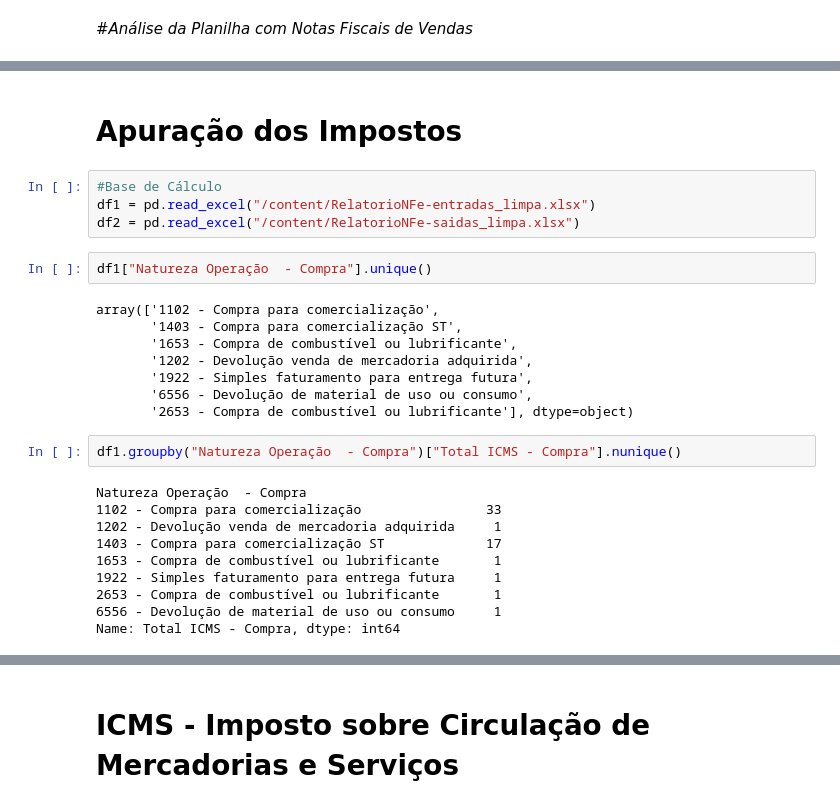
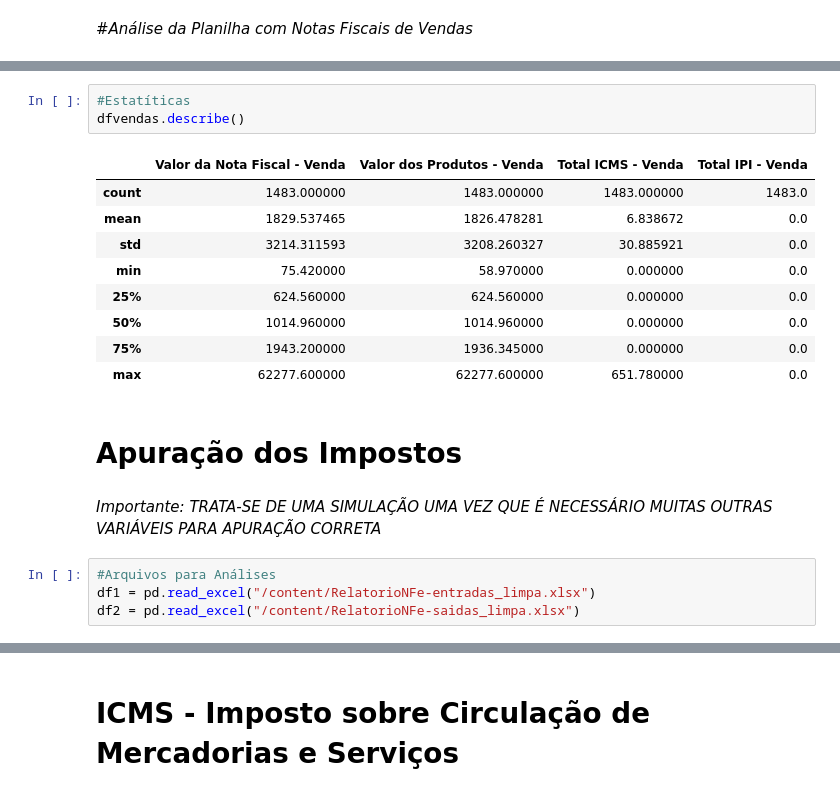
Before and after one commit to NEYRIB/Projeto-dados-com-Python-e-Pandas-DIO, a Jupyter notebook: Projeto_dados_com_Python_e_Pandas_dio.ipynb, the cells around one changed output, grey strips where cells are left out. Cells and saved outputs as stored; diff of their text form.

```diff
--- a/Projeto_dados_com_Python_e_Pandas_dio.ipynb
+++ b/Projeto_dados_com_Python_e_Pandas_dio.ipynb
@@ -355,28 +372,21 @@ plt.ylabel("");
+# %%
+#Estatíticas
+dfvendas.describe()
+# %% [output]
+|  | Valor da Nota Fiscal - Venda | Valor dos Produtos - Venda | Total ICMS - Venda | Total IPI - Venda |
+| count | 1483.000000 | 1483.000000 | 1483.000000 | 1483.0 |
+| mean | 1829.537465 | 1826.478281 | 6.838672 | 0.0 |
+| std | 3214.311593 | 3208.260327 | 30.885921 | 0.0 |
+| min | 75.420000 | 58.970000 | 0.000000 | 0.0 |
+| 25% | 624.560000 | 624.560000 | 0.000000 | 0.0 |
+| 50% | 1014.960000 | 1014.960000 | 0.000000 | 0.0 |
+| 75% | 1943.200000 | 1936.345000 | 0.000000 | 0.0 |
+| max | 62277.600000 | 62277.600000 | 651.780000 | 0.0 |
 # %% [markdown]
 # **Apuração dos Impostos**
+# %% [markdown]
+*Importante: TRATA-SE DE UMA SIMULAÇÃO UMA VEZ QUE É NECESSÁRIO MUITAS OUTRAS VARIÁVEIS PARA APURAÇÃO CORRETA*
 # %%
-#Base de Cálculo
+#Arquivos para Análises
 df1 = pd.read_excel("/content/RelatorioNFe-entradas_limpa.xlsx")
 df2 = pd.read_excel("/content/RelatorioNFe-saidas_limpa.xlsx")
-# %%
-df1["Natureza Operação  - Compra"].unique()
-# %% [output]
-array(['1102 - Compra para comercialização',
-       '1403 - Compra para comercialização ST',
-       '1653 - Compra de combustível ou lubrificante',
-       '1202 - Devolução venda de mercadoria adquirida',
-       '1922 - Simples faturamento para entrega futura',
-       '6556 - Devolução de material de uso ou consumo',
-       '2653 - Compra de combustível ou lubrificante'], dtype=object)
-# %%
-df1.groupby("Natureza Operação  - Compra")["Total ICMS - Compra"].nunique()
-# %% [output]
-Natureza Operação  - Compra
-1102 - Compra para comercialização                33
-1202 - Devolução venda de mercadoria adquirida     1
-1403 - Compra para comercialização ST             17
-1653 - Compra de combustível ou lubrificante       1
-1922 - Simples faturamento para entrega futura     1
-2653 - Compra de combustível ou lubrificante       1
-6556 - Devolução de material de uso ou consumo     1
-Name: Total ICMS - Compra, dtype: int64
```
Also changed, not shown: parts of 147 cells of this notebook.
